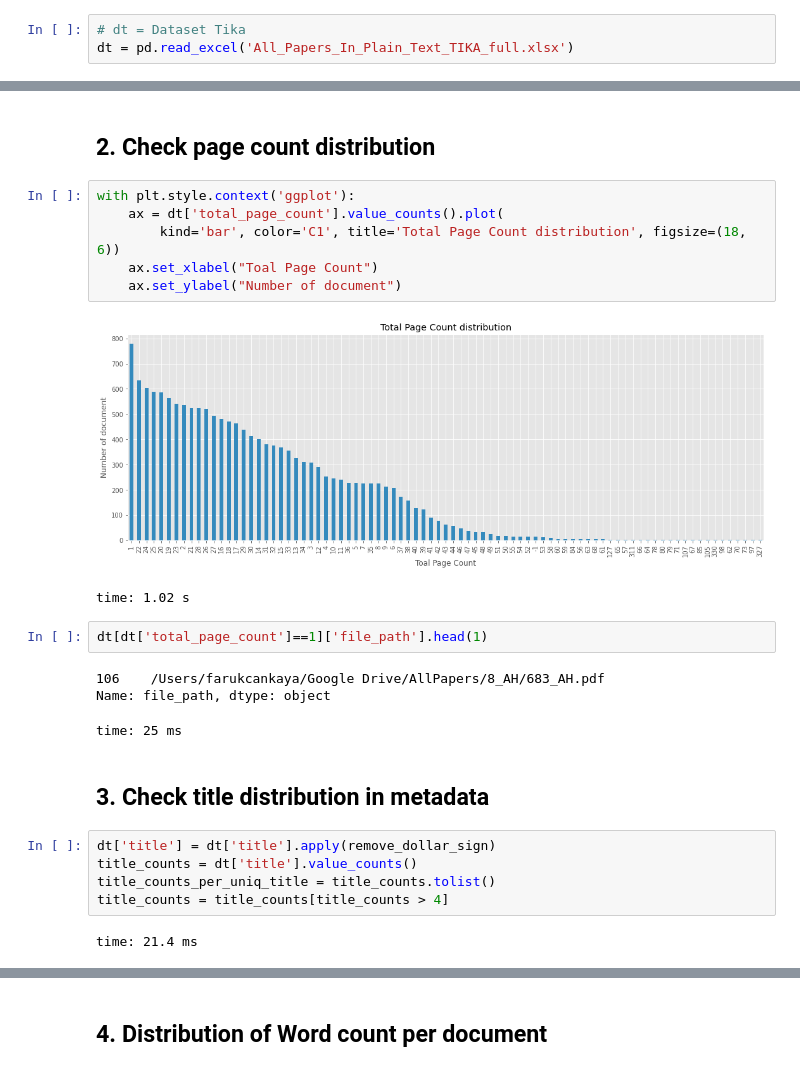
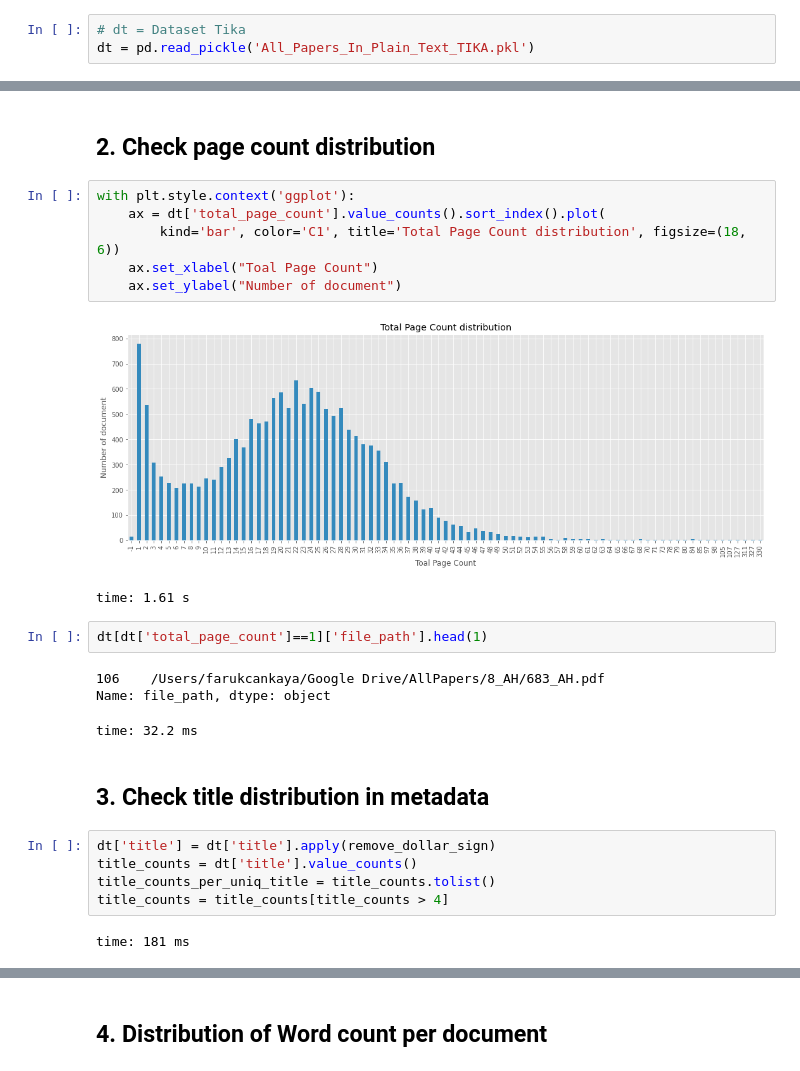
Before and after one commit to TUM-IDP-WS-20/nlp-examples, a Jupyter notebook: Dataset_Analyser.ipynb, the cells around one changed output, grey strips where cells are left out. Cells and saved outputs as stored; diff of their text form.

Commit message:
use pickle and extract documents page by page

```diff
--- a/Dataset_Analyser.ipynb
+++ b/Dataset_Analyser.ipynb
@@ -168,5 +169,5 @@ time: 11min 29s
 # Examine all dataset extracted via Tika
 # %%
 # dt = Dataset Tika
-dt = pd.read_excel('All_Papers_In_Plain_Text_TIKA_full.xlsx')
+dt = pd.read_pickle('All_Papers_In_Plain_Text_TIKA.pkl')
 # %% [output]
@@ -218,19 +219,19 @@ time: 18.8 ms
 ## 2. Check page count distribution
 # %%
 with plt.style.context('ggplot'):
-    ax = dt['total_page_count'].value_counts().plot(
+    ax = dt['total_page_count'].value_counts().sort_index().plot(
         kind='bar', color='C1', title='Total Page Count distribution', figsize=(18, 6))
     ax.set_xlabel("Toal Page Count")
     ax.set_ylabel("Number of document")
 # %% [output]
-[figure, old version]
+[figure, new version]
-time: 1.02 s
+time: 1.61 s
 # %%
 dt[dt['total_page_count']==1]['file_path'].head(1)
 # %% [output]
 106    /Users/farukcankaya/Google Drive/AllPapers/8_AH/683_AH.pdf
 Name: file_path, dtype: object
-time: 25 ms
+time: 32.2 ms
 # %% [markdown]
 ## 3. Check title distribution in metadata
 # %%
@@ -239,7 +240,7 @@ title_counts = dt['title'].value_counts()
 title_counts_per_uniq_title = title_counts.tolist()
 title_counts = title_counts[title_counts > 4]
 # %% [output]
-time: 21.4 ms
+time: 181 ms
 # %%
 with plt.style.context('ggplot'):
     ax = title_counts.plot(
```
Also changed, not shown: parts of 6 cells of this notebook, 2 other files.
